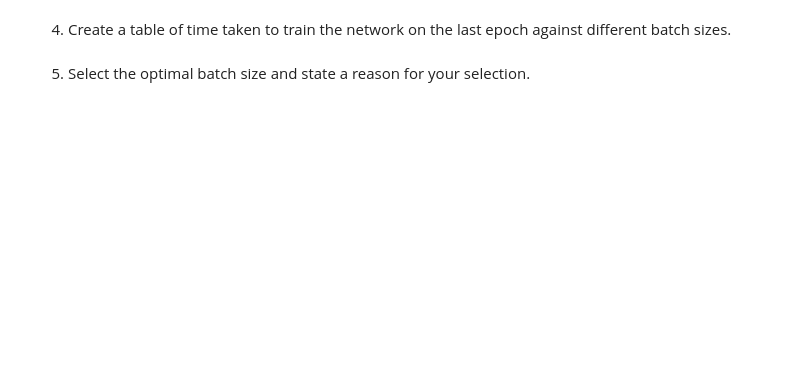
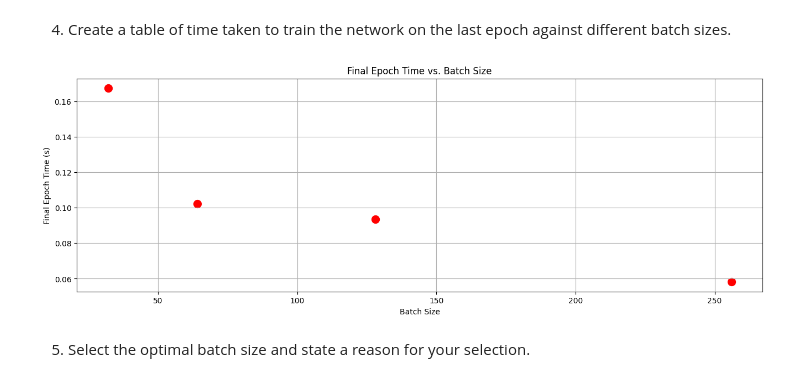
Before and after one commit to Ruin9999/music-genre-classification, a Jupyter notebook: submission_template.ipynb, the cells around one changed output. Saved outputs shown, nothing was run; the diff lists cells and outputs as text; code cells hidden in the pictures; blank space fills up the shorter version.

```diff
--- a/submission_template.ipynb
+++ b/submission_template.ipynb
@@ -235,7 +396,15 @@ from sklearn.model_selection import StratifiedKFold
 # %% [markdown]
 4. Create a table of time taken to train the network on the last epoch against different batch sizes.
 # %%
-# TODO: Enter your code here
+plt.figure(figsize=(16, 5))
+plt.scatter(batch_sizes, batch_final_epoch_times, color="red", s=100)
+plt.title("Final Epoch Time vs. Batch Size")
+plt.xlabel("Batch Size")
+plt.ylabel("Final Epoch Time (s)")
+plt.grid(True)
+plt.show()
+# %% [output]
+[figure, added]
 # %% [markdown]
 5. Select the optimal batch size and state a reason for your selection.
 # %% [markdown]
```
Also changed, not shown: parts of 37 cells of this notebook.
